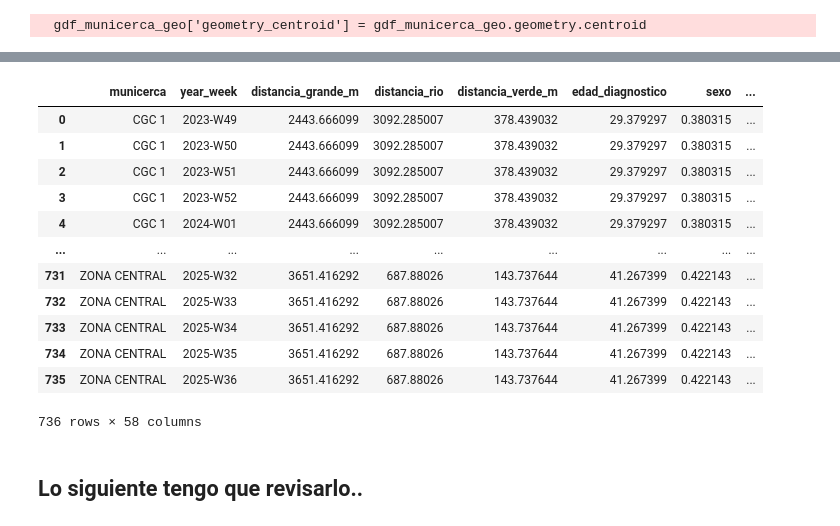
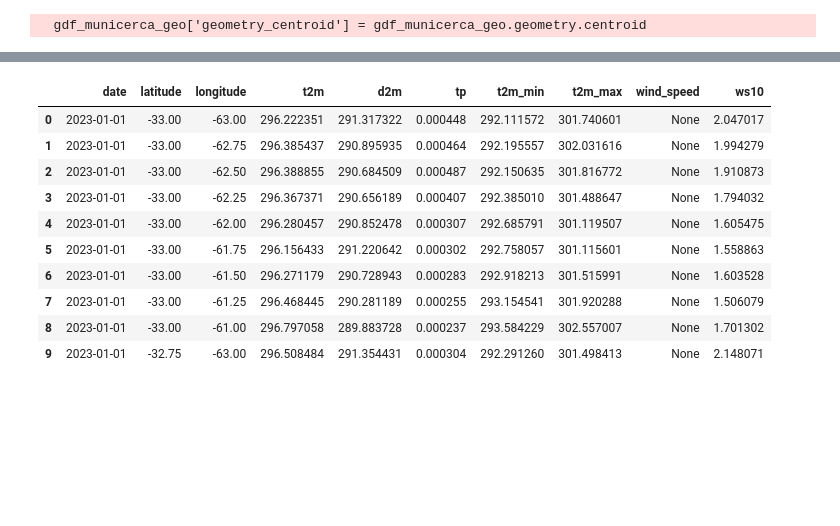
Before and after one commit to Nainho1703/Plataforma-Dengue, a Jupyter notebook: Modelo/1.- preprocesar_datos.ipynb, the cells around one changed output, grey strips where cells are left out. Saved outputs shown, nothing was run; the diff lists cells and outputs as text; code cells hidden in the pictures; blank space fills up the shorter version.

```diff
--- a/Modelo/1.- preprocesar_datos.ipynb
+++ b/Modelo/1.- preprocesar_datos.ipynb
@@ -668,27 +379,36 @@ df_full2.head()
-# %%
-df_full3=df_full2.copy()
-df_full3=df_full2.loc[(df_full3["latitude"]<-31.2)&(df_full3["longitude"]>-63.4)]
-
-df_mundosano=pd.read_excel(r"Datos\Indicadores sociodemograficos\Indicadores_MundoSano.xlsx")
-df_mundosano["municerca"]=df_mundosano["municerca"].str.upper()
-df_mundosano
-
-casos_muni_ms=pd.merge(df_full3,df_mundosano,on=["municerca"],how="left")
-
-casos_muni_ms.head()
-# %% [output]
-|  | municerca | year_week | distancia_grande_m | distancia_rio | distancia_verde_m | edad_diagnostico | sexo | ... |
-| 0 | CGC 1 | 2023-W49 | 2443.666099 | 3092.285007 | 378.439032 | 29.379297 | 0.380315 | ... |
-| 1 | CGC 1 | 2023-W50 | 2443.666099 | 3092.285007 | 378.439032 | 29.379297 | 0.380315 | ... |
-| 2 | CGC 1 | 2023-W51 | 2443.666099 | 3092.285007 | 378.439032 | 29.379297 | 0.380315 | ... |
-| 3 | CGC 1 | 2023-W52 | 2443.666099 | 3092.285007 | 378.439032 | 29.379297 | 0.380315 | ... |
-| 4 | CGC 1 | 2024-W01 | 2443.666099 | 3092.285007 | 378.439032 | 29.379297 | 0.380315 | ... |
-| ... | ... | ... | ... | ... | ... | ... | ... | ... |
-| 731 | ZONA CENTRAL | 2025-W32 | 3651.416292 | 687.88026 | 143.737644 | 41.267399 | 0.422143 | ... |
-| 732 | ZONA CENTRAL | 2025-W33 | 3651.416292 | 687.88026 | 143.737644 | 41.267399 | 0.422143 | ... |
-| 733 | ZONA CENTRAL | 2025-W34 | 3651.416292 | 687.88026 | 143.737644 | 41.267399 | 0.422143 | ... |
-| 734 | ZONA CENTRAL | 2025-W35 | 3651.416292 | 687.88026 | 143.737644 | 41.267399 | 0.422143 | ... |
-| 735 | ZONA CENTRAL | 2025-W36 | 3651.416292 | 687.88026 | 143.737644 | 41.267399 | 0.422143 | ... |
-736 rows × 58 columns
-# %% [markdown]
-## Lo siguiente tengo que revisarlo..
+# %%
+# 1) Abre la conexión
+from pathlib import Path
+import sqlite3
+import pandas as pd
+BASE_DIR = Path().resolve()
+
+DB_PATH = BASE_DIR.parent / "backend" / "data" / "mi_base_de_datos5.db"
+
+conn = sqlite3.connect(DB_PATH)
+
+# 2) Lée los últimos 20 registros (ordenados por fecha decreciente)
+df_clima = pd.read_sql_query("""
+    SELECT *
+      FROM climate_test
+     ORDER BY date
+""", conn)
+
+conn.close()
+# df_clima["longitude"]=df_clima["longitude"]-0.25
+
+
+
+df_clima[:10]
+# %% [output]
+|  | date | latitude | longitude | t2m | d2m | tp | t2m_min | t2m_max | wind_speed | ws10 |
+| 0 | 2023-01-01 | -33.00 | -63.00 | 296.222351 | 291.317322 | 0.000448 | 292.111572 | 301.740601 | None | 2.047017 |
+| 1 | 2023-01-01 | -33.00 | -62.75 | 296.385437 | 290.895935 | 0.000464 | 292.195557 | 302.031616 | None | 1.994279 |
+| 2 | 2023-01-01 | -33.00 | -62.50 | 296.388855 | 290.684509 | 0.000487 | 292.150635 | 301.816772 | None | 1.910873 |
+| 3 | 2023-01-01 | -33.00 | -62.25 | 296.367371 | 290.656189 | 0.000407 | 292.385010 | 301.488647 | None | 1.794032 |
+| 4 | 2023-01-01 | -33.00 | -62.00 | 296.280457 | 290.852478 | 0.000307 | 292.685791 | 301.119507 | None | 1.605475 |
+| 5 | 2023-01-01 | -33.00 | -61.75 | 296.156433 | 291.220642 | 0.000302 | 292.758057 | 301.115601 | None | 1.558863 |
+| 6 | 2023-01-01 | -33.00 | -61.50 | 296.271179 | 290.728943 | 0.000283 | 292.918213 | 301.515991 | None | 1.603528 |
+| 7 | 2023-01-01 | -33.00 | -61.25 | 296.468445 | 290.281189 | 0.000255 | 293.154541 | 301.920288 | None | 1.506079 |
+| 8 | 2023-01-01 | -33.00 | -61.00 | 296.797058 | 289.883728 | 0.000237 | 293.584229 | 302.557007 | None | 1.701302 |
+| 9 | 2023-01-01 | -32.75 | -63.00 | 296.508484 | 291.354431 | 0.000304 | 292.291260 | 301.498413 | None | 2.148071 |
```
Also changed, not shown: parts of 27 cells of this notebook, 38 other files.
